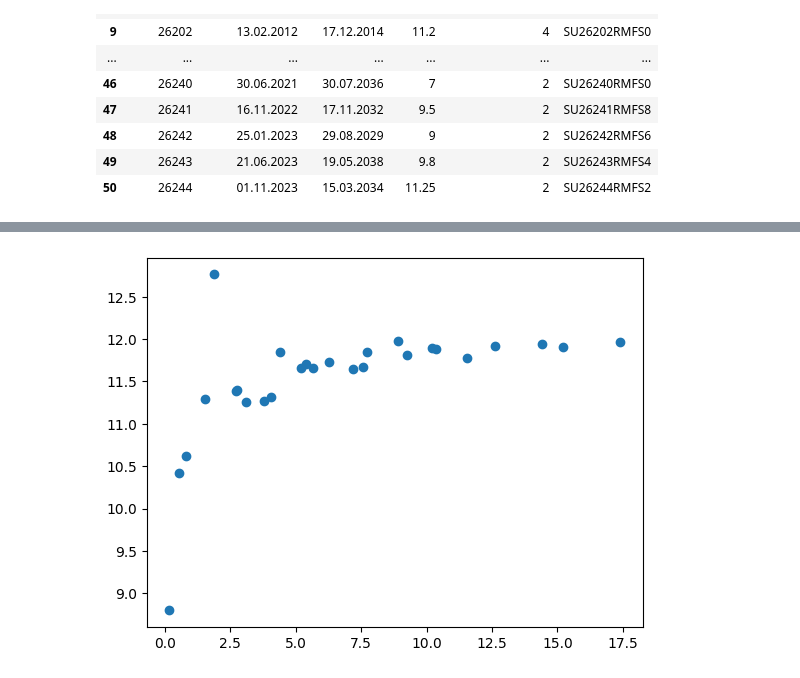
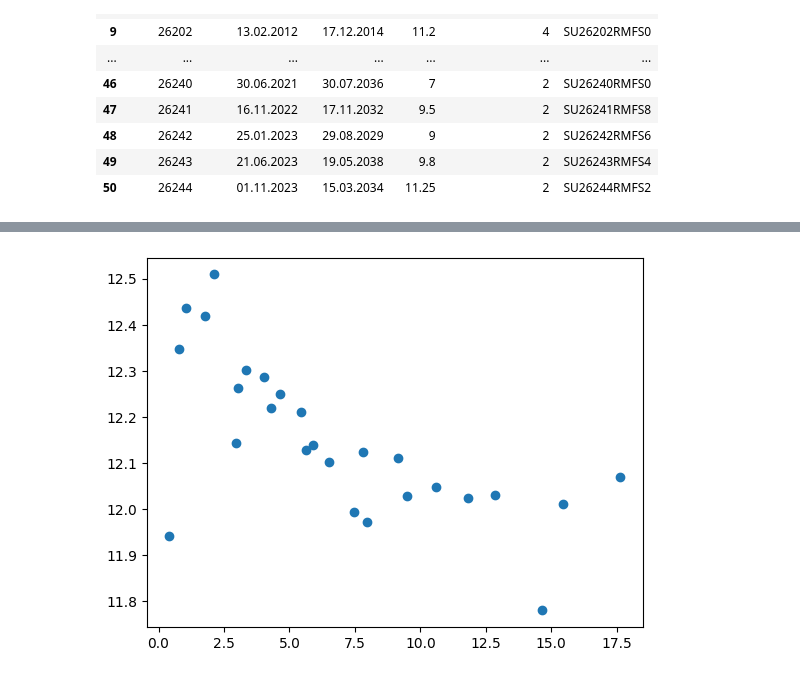
Before and after one commit to SoulDancer27/financial_tools, a Jupyter notebook: analyzer.ipynb, the cells around one changed output, grey strips where cells are left out. Drawn from its saved outputs; the diff is of its cells as text; code cells hidden in the pictures.

```diff
--- a/analyzer.ipynb
+++ b/analyzer.ipynb
@@ -64,7 +69,7 @@ data["start"] = data.apply(lambda row: datetime.strptime(row["Начало То
 data["end"] = data.apply(lambda row: datetime.strptime(row["Погашение"], "%d.%m.%Y"), axis=1)
 # %%
 # Pick date
-cur_date_str = "28.12.2023"
+cur_date_str = "01.10.2023"
 cur_date = datetime.strptime(cur_date_str, "%d.%m.%Y")
 print(cur_date)
 # Select papers
@@ -128,3 +133,17 @@ See the caveats in the documentation: https://pandas.pydata.org/pandas-docs/stab
+# %%
+def getEffectiveYieldForRow(row, date, format="%d.%m.%Y"):
+  try:
+    secid = row["ISIN"]
+    price = str(row["Open"])
+    sell_date = datetime.strftime(row.end, "%Y-%m-%d")
+    trade_date = datetime.strftime(date, "%Y-%m-%d")
+    yield_url = "https://iss.moex.com/iss/apps/bondization/yieldscalculator?accint_source=t0&calc_method=by_price_to_offer&calc_value="+ price + "&secid=" + secid + "&sell_date=" + sell_date + "&sell_value=100&tradedate=" + trade_date
+    res = requests.get(yield_url)
+    result = json.loads(res.text)
+    effectiveYield = result["calculated"]["EFFECTIVEYIELD"]
+    return effectiveYield
+  except:
+    return None
 # %%
 # Calculate yield to maturity
 cur_data["days_to_maturity"] = cur_data.apply(lambda row: (row["end"] - cur_date).days, axis=1)
@@ -133,7 +152,8 @@ cur_data["Купон"] = pd.to_numeric(cur_data["Купон"])
 cur_data["Периодичность"] = pd.to_numeric(cur_data["Периодичность"])
 cur_data["Open"] = pd.to_numeric(cur_data["Open"])
 # The calculation
-cur_data["ytm"] = cur_data.apply(lambda row: 100 * ytm(10 * row["Open"], row["Купон"], cur_date_str, row["Погашение"], coupon_freq=row["Периодичность"]), axis=1)
+cur_data["moex_ytm"] = cur_data.apply(lambda row: getEffectiveYieldForRow(row, cur_date), axis=1)
+#cur_data["ytm"] = cur_data.apply(lambda row: 100 * ytm(10 * row["Open"], row["Купон"], cur_date_str, row["Погашение"], coupon_freq=row["Периодичность"]), axis=1)
 # %%
 sorted_result = cur_data.sort_values("days_to_maturity")
 sorted_result["years_to_maturity"] = sorted_result["days_to_maturity"] / 365
@@ -159,5 +179,5 @@ display(sorted_result)
 # %%
-plt.scatter(sorted_result["years_to_maturity"], sorted_result["ytm"])
+plt.scatter(sorted_result["years_to_maturity"], sorted_result["moex_ytm"])
 plt.show()
 # %% [output]
-[figure, old version]
+[figure, new version]
```
Also changed, not shown: parts of 5 cells of this notebook.
